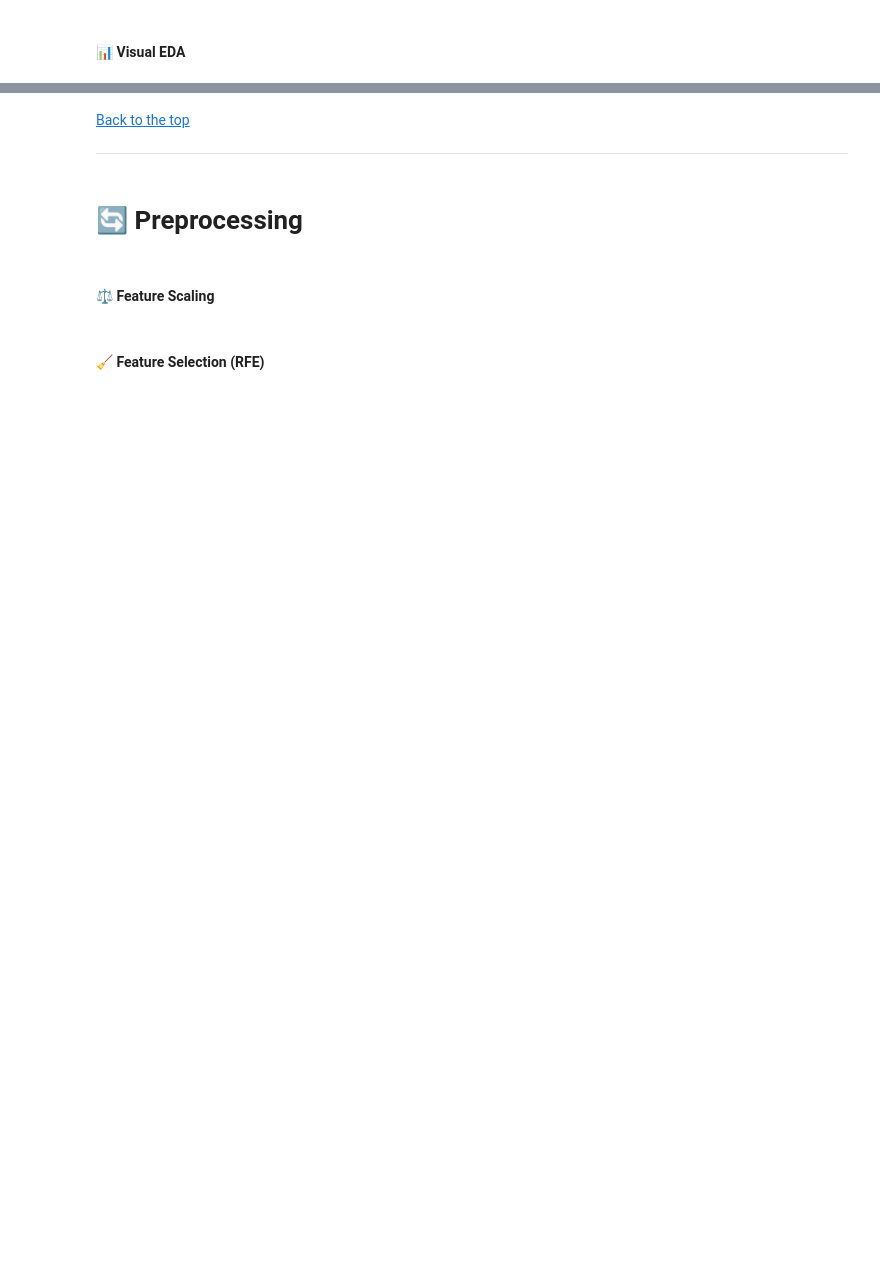
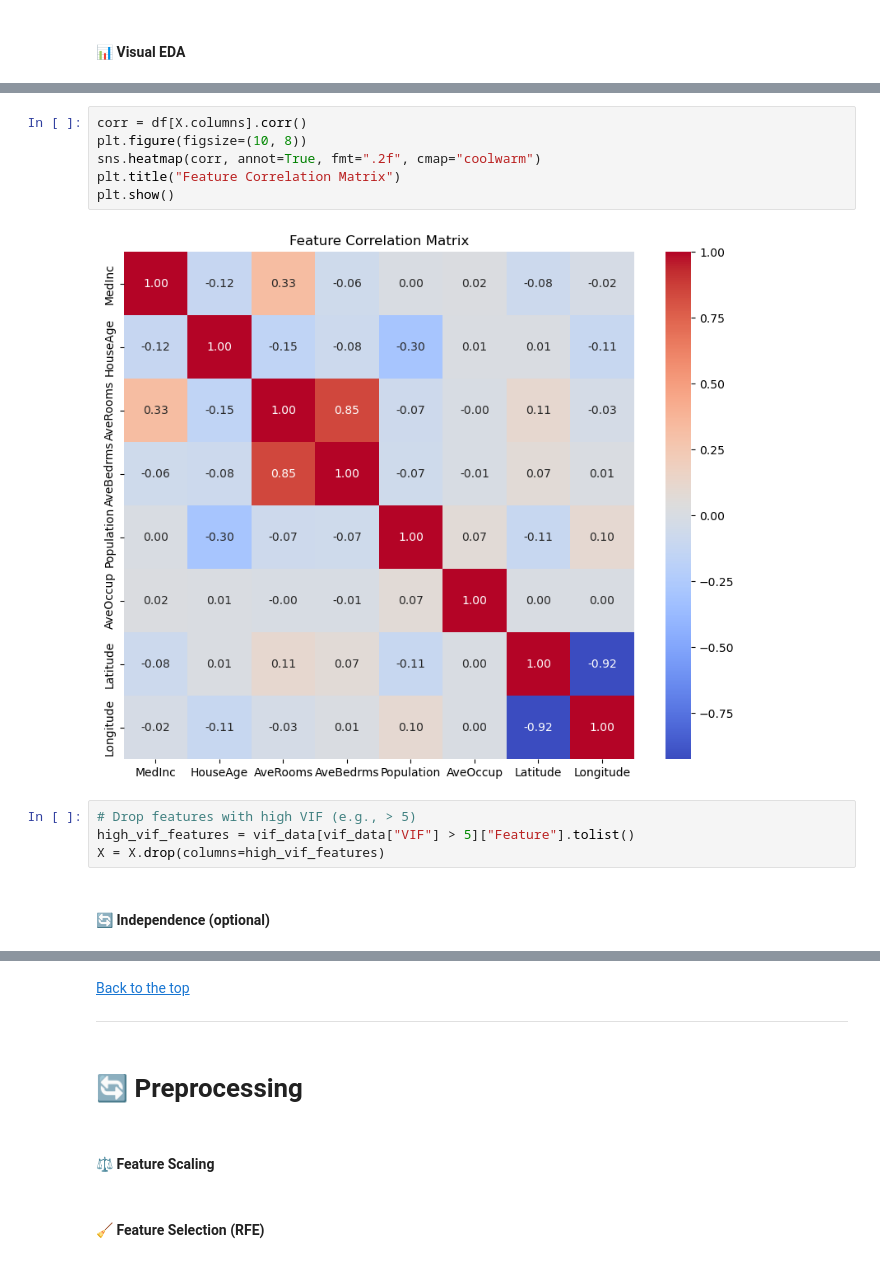
Before and after one commit to ashrithssreddy/ml-toolkit, a Jupyter notebook: Supervised_Learning/regression.ipynb, the cells around one changed output, grey strips where cells are left out. Drawn from its saved outputs; the diff is of its cells as text; blank space fills up the shorter version.

```diff
--- a/Supervised_Learning/regression.ipynb
+++ b/Supervised_Learning/regression.ipynb
@@ -82,0 +245,15 @@ ___
+# %%
+corr = df[X.columns].corr()
+plt.figure(figsize=(10, 8))
+sns.heatmap(corr, annot=True, fmt=".2f", cmap="coolwarm")
+plt.title("Feature Correlation Matrix")
+plt.show()
+# %% [output]
+[figure, added]
+# %%
+# Drop features with high VIF (e.g., > 5)
+high_vif_features = vif_data[vif_data["VIF"] > 5]["Feature"].tolist()
+X = X.drop(columns=high_vif_features)
+# %% [markdown]
+<a id="independence"></a>
+#### 🔄 Independence (optional)
```
Also changed, not shown: parts of 30 cells of this notebook.
